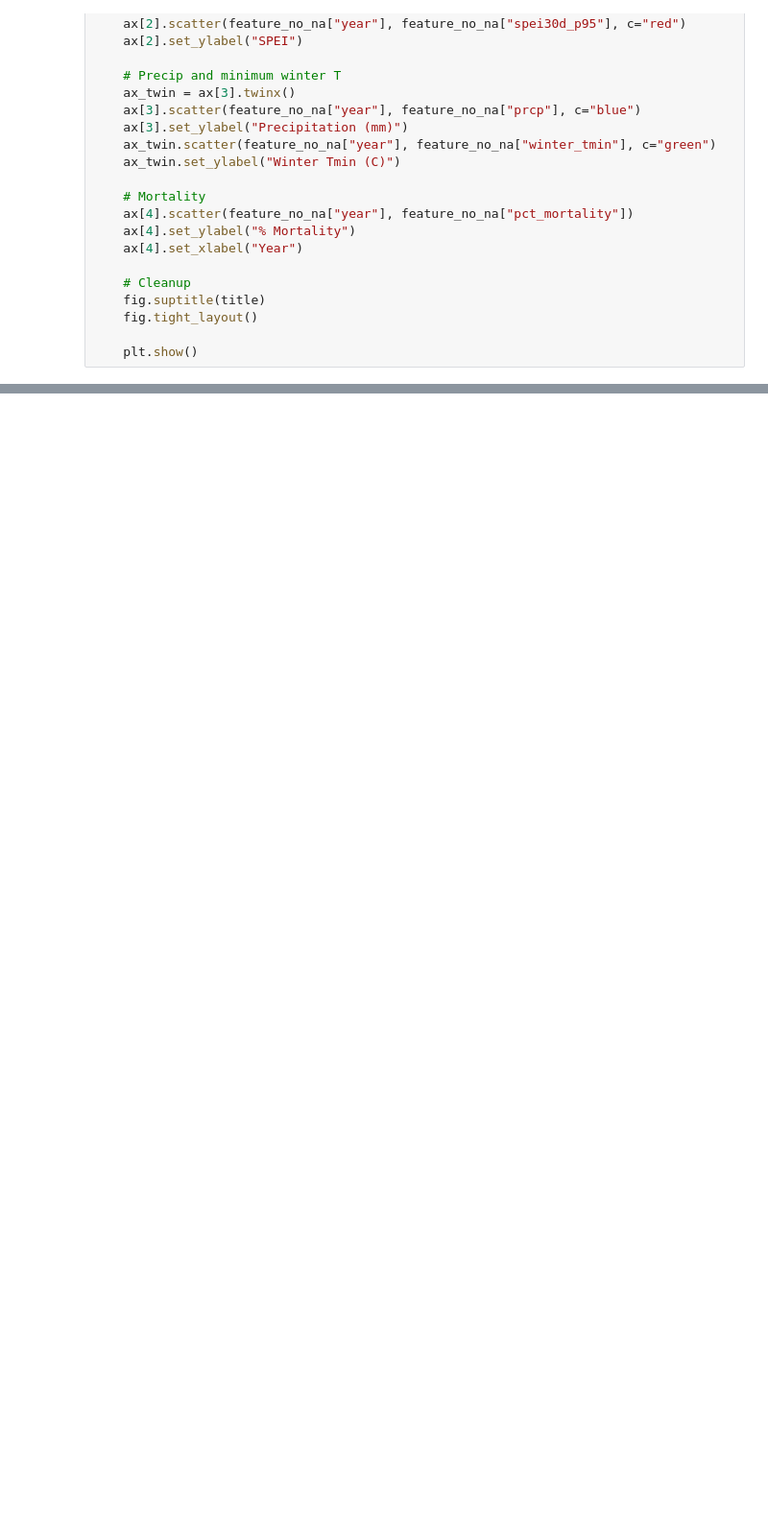
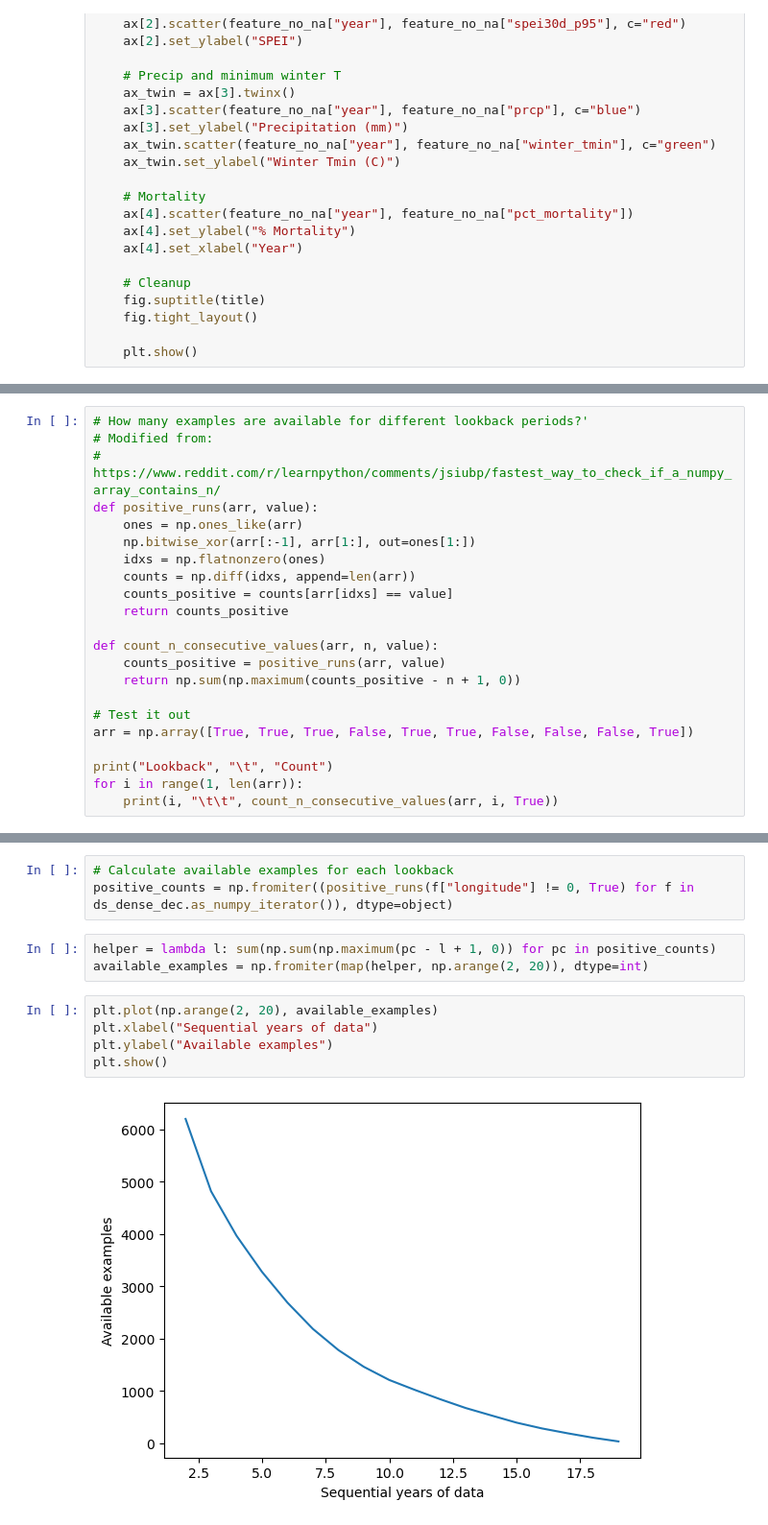
Before and after one commit to s-kganz/ForestLST, a Jupyter notebook: notebooks/inspect_tfrecords.ipynb, the cells around one changed output, grey strips where cells are left out. Shown at 96% size. Cells and saved outputs as stored; diff of their text form; blank space fills up the shorter version.

```diff
--- a/notebooks/inspect_tfrecords.ipynb
+++ b/notebooks/inspect_tfrecords.ipynb
@@ -209,0 +244,22 @@ plot_dense_example(feature)
+# %%
+# How many examples are available for different lookback periods?'
+# Modified from:
+# https://www.reddit.com/r/learnpython/comments/jsiubp/fastest_way_to_check_if_a_numpy_array_contains_n/
+def positive_runs(arr, value):
+    ones = np.ones_like(arr)
+    np.bitwise_xor(arr[:-1], arr[1:], out=ones[1:])
+    idxs = np.flatnonzero(ones)
+    counts = np.diff(idxs, append=len(arr))
+    counts_positive = counts[arr[idxs] == value]
+    return counts_positive
+
+def count_n_consecutive_values(arr, n, value):
+    counts_positive = positive_runs(arr, value)
+    return np.sum(np.maximum(counts_positive - n + 1, 0))
+
+# Test it out
+arr = np.array([True, True, True, False, True, True, False, False, False, True])
+
+print("Lookback", "\t", "Count")
+for i in range(1, len(arr)):
+    print(i, "\t\t", count_n_consecutive_values(arr, i, True))
@@ -209,0 +277,13 @@ plot_dense_example(feature)
+# %%
+# Calculate available examples for each lookback
+positive_counts = np.fromiter((positive_runs(f["longitude"] != 0, True) for f in ds_dense_dec.as_numpy_iterator()), dtype=object)
+# %%
+helper = lambda l: sum(np.sum(np.maximum(pc - l + 1, 0)) for pc in positive_counts)
+available_examples = np.fromiter(map(helper, np.arange(2, 20)), dtype=int)
+# %%
+plt.plot(np.arange(2, 20), available_examples)
+plt.xlabel("Sequential years of data")
+plt.ylabel("Available examples")
+plt.show()
+# %% [output]
+[figure, added]
```
Also changed, not shown: parts of 10 cells of this notebook.
